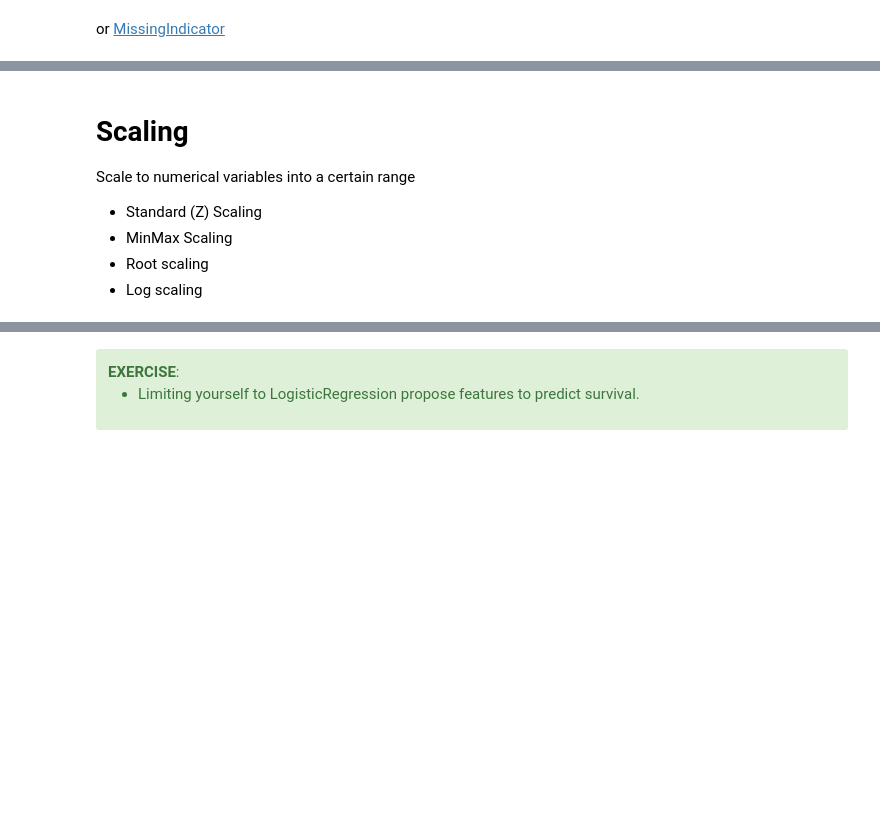
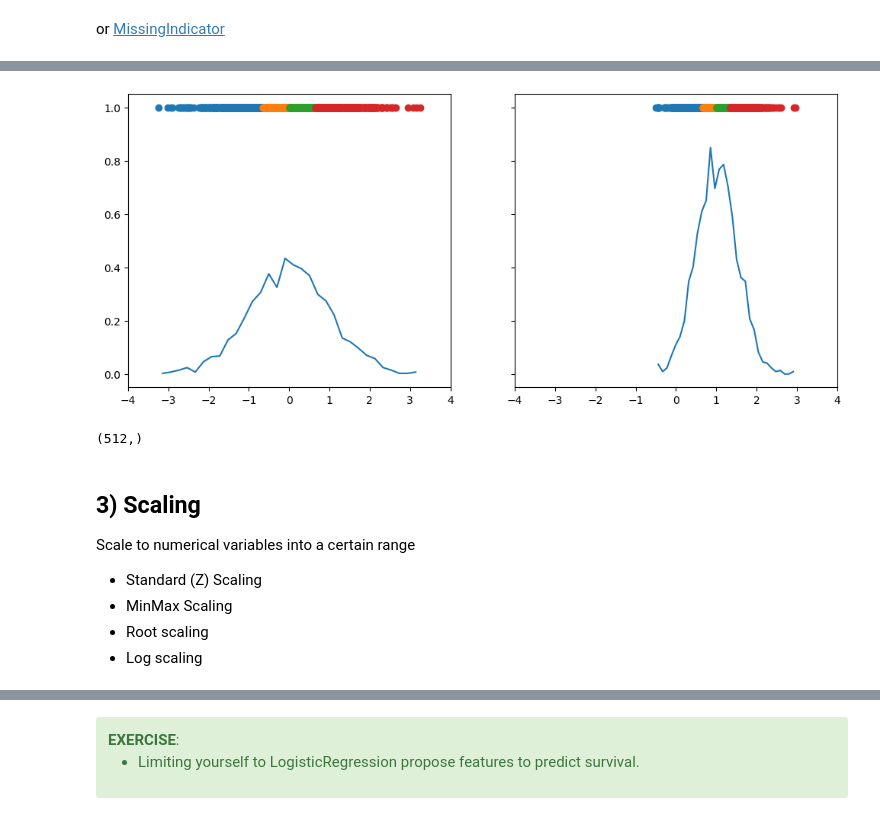
Before and after one commit to x-datascience-datacamp/datacamp-master, a Jupyter notebook: 06_feature_engineering/01-feature_engineering.ipynb, the cells around one changed output, grey strips where cells are left out. Cells and saved outputs as stored; diff of their text form; code cells hidden in the pictures; blank space fills up the shorter version.

```diff
--- a/06_feature_engineering/01-feature_engineering.ipynb
+++ b/06_feature_engineering/01-feature_engineering.ipynb
@@ -299,5 +584,26 @@ KBinsDiscretizer(n_bins=2).fit_transform(X).toarray()
+# %%
+colors = ['C' + str(i) for i in range(4)]
+A = np.array([[1, 0], [0, 0.5]])
+X = rng.randn(2048, 2) @ A + np.c_[np.zeros(2048), np.ones(2048)]
+Xbins = KBinsDiscretizer(n_bins=4, encode='ordinal').fit_transform(X)
+fig, ax = plt.subplots(figsize=(12,5), ncols=2, sharey=True)
+for i, axi in enumerate(ax):
+    bins, edges = np.histogram(X[:,i], bins=32)
+    edges = (edges[1:] + edges[:-1])/2
+    dx = edges[1] - edges[0]
+    pdf = bins / (np.sum(bins) * dx)
+    axi.plot(edges, pdf)
+    axi.set_xlim(-4, +4)
+    for j in range(4):
+        axi.scatter(X[Xbins[:,i] == j,i], np.ones(512), c=colors[j])
+# %% [output]
+[figure, added]
+# %%
+X[Xbins[:,i] == j,i].shape
+# %% [output]
+(512,)
 # %% [markdown]
-# Scaling
+## 3) Scaling
 
 
 Scale to numerical variables into a certain range
```
Also changed, not shown: parts of 60 cells of this notebook, 4 other files.
